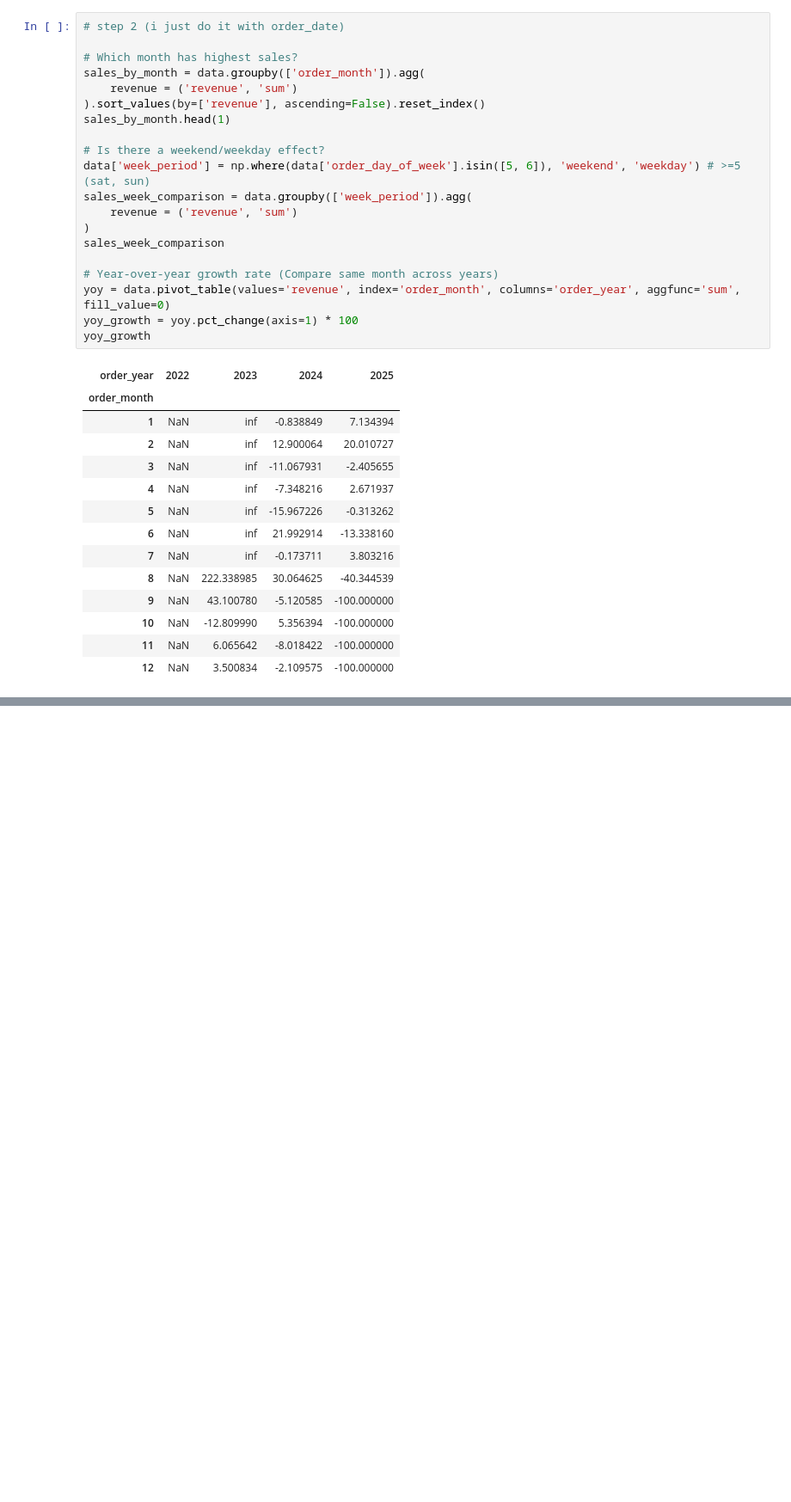
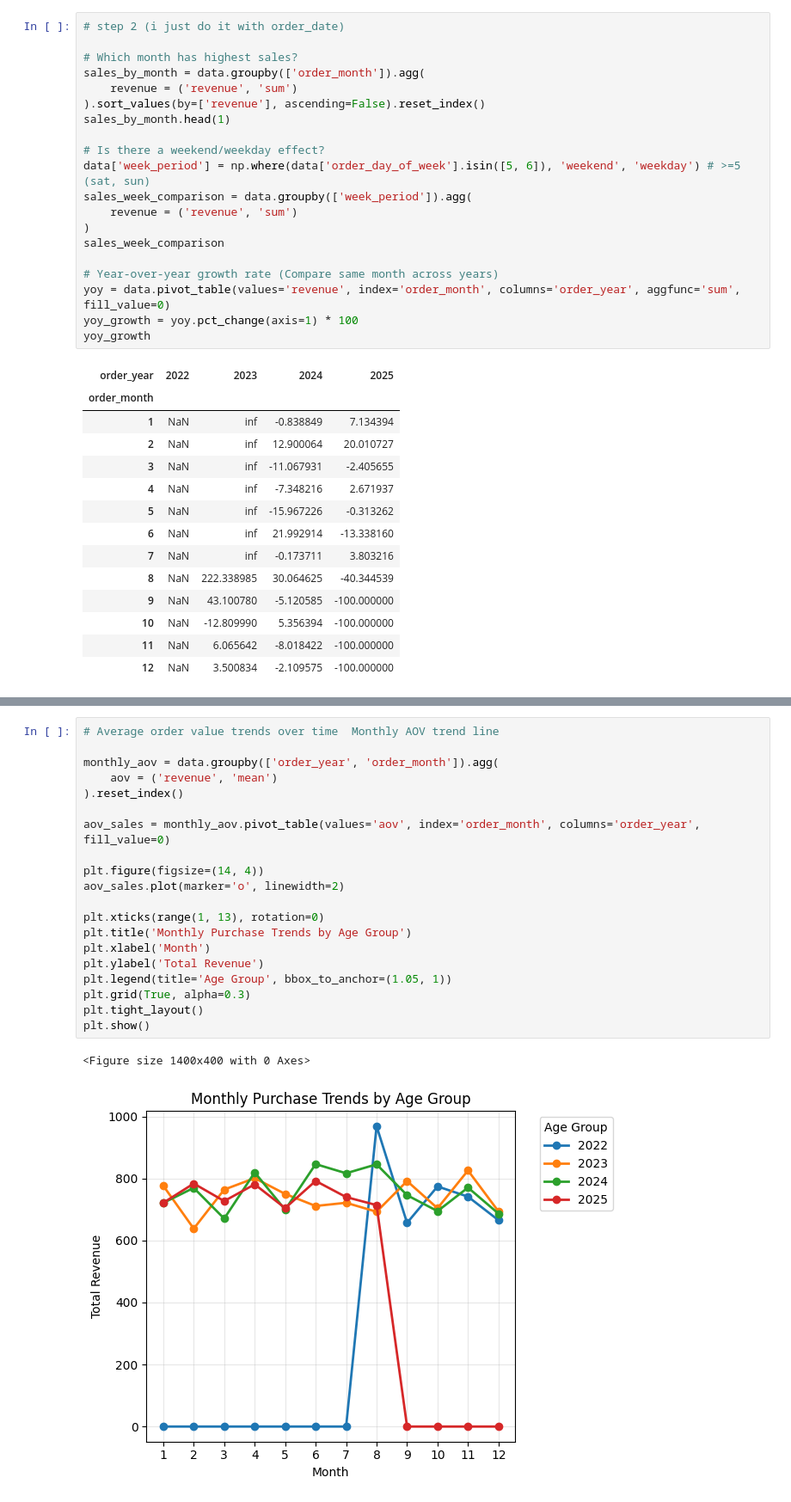
Before and after one commit to r-tavakoli/ai-ml-exercises, a Jupyter notebook: pandas/009_ecommerce_sales.ipynb, the cells around one changed output, grey strips where cells are left out. Shown at 86% size. Drawn from its saved outputs; the diff is of its cells as text; blank space fills up the shorter version.

```diff
--- a/pandas/009_ecommerce_sales.ipynb
+++ b/pandas/009_ecommerce_sales.ipynb
@@ -757,0 +812,23 @@ yoy_growth
+# %%
+# Average order value trends over time	Monthly AOV trend line
+
+monthly_aov = data.groupby(['order_year', 'order_month']).agg(
+    aov = ('revenue', 'mean')
+).reset_index()
+
+aov_sales = monthly_aov.pivot_table(values='aov', index='order_month', columns='order_year', fill_value=0)
+
+plt.figure(figsize=(14, 4))
+aov_sales.plot(marker='o', linewidth=2)
+
+plt.xticks(range(1, 13), rotation=0)
+plt.title('Monthly Purchase Trends by Age Group')
+plt.xlabel('Month')
+plt.ylabel('Total Revenue')
+plt.legend(title='Age Group', bbox_to_anchor=(1.05, 1))
+plt.grid(True, alpha=0.3)
+plt.tight_layout()
+plt.show()
+# %% [output]
+<Figure size 1400x400 with 0 Axes>
+[figure, added]
```
Also changed, not shown: parts of 2 cells of this notebook.
